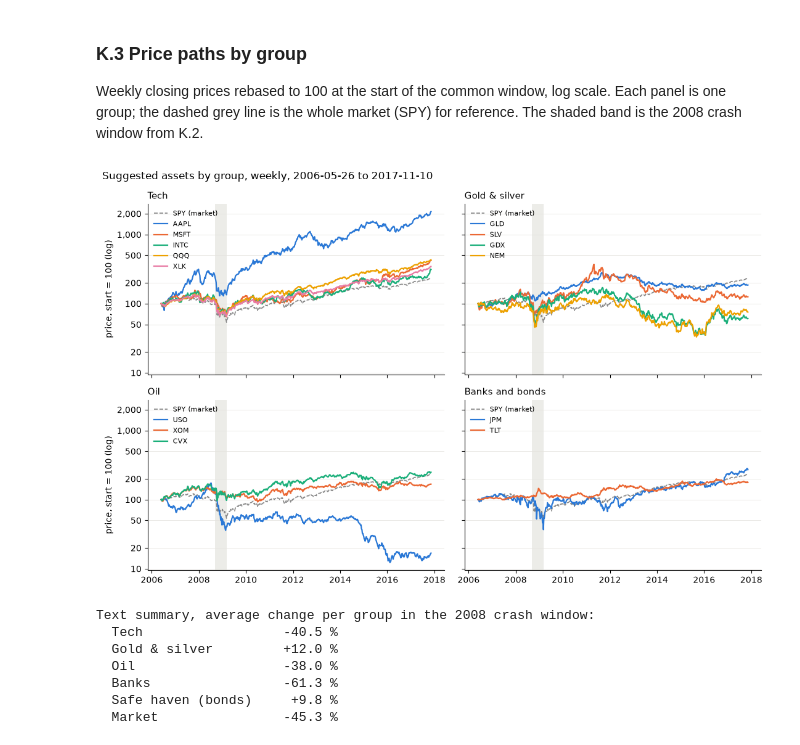
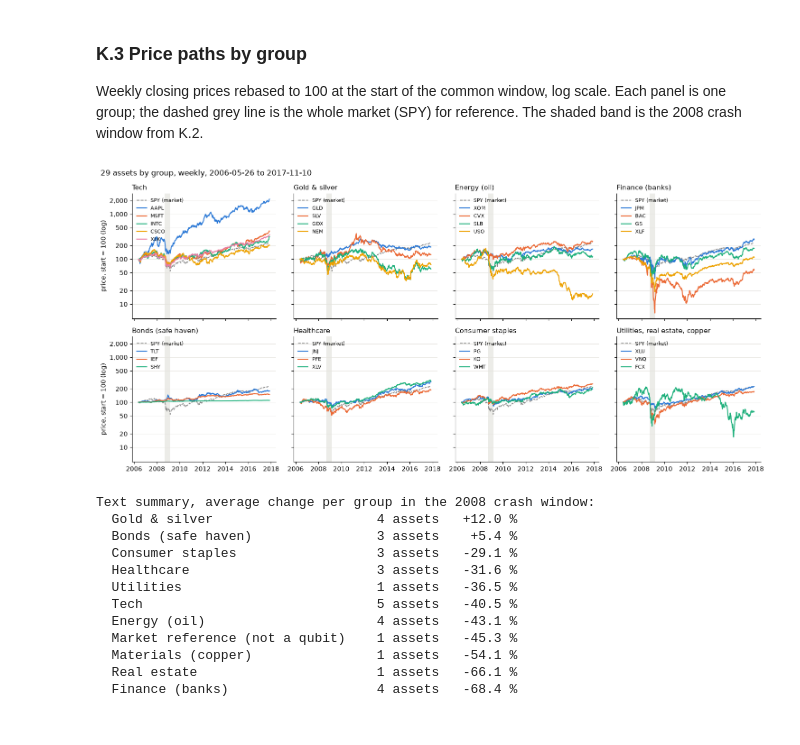
Before and after one commit to Oussema-t/zollerqu-qollab, a Jupyter notebook: stocks/stock_idea_ZollerQu.ipynb, the cells around one changed output. Saved outputs shown, nothing was run; the diff lists cells and outputs as text; code cells hidden in the pictures.

Commit message:
docs(stocks): 29-asset universe, small/large run settings, per-size asset selection
Co-Authored-By: Claude Opus 5.5 <noreply@anthropic.com>

```diff
--- a/stocks/stock_idea_ZollerQu.ipynb
+++ b/stocks/stock_idea_ZollerQu.ipynb
@@ -348,41 +403,49 @@ Common window for all 15 assets: 2006-05-22 to 2017-11-10 = 599 weekly prices
 Weekly closing prices rebased to 100 at the start of the common window, log scale. Each panel is one group; the dashed grey line is the whole market (SPY) for reference. The shaded band is the 2008 crash window from K.2.
 # %%
 palette = ["#2a78d6", "#eb6834", "#1baf7a", "#eda100", "#e87ba4"]
-panels = [("Tech", ["Tech"]), ("Gold & silver", ["Gold & silver"]), ("Oil", ["Oil"]),
-          ("Banks and bonds", ["Banks", "Safe haven (bonds)"])]
+panels = [("Tech", ["Tech"]), ("Gold & silver", ["Gold & silver"]), ("Energy (oil)", ["Energy (oil)"]),
+          ("Finance (banks)", ["Finance (banks)"]), ("Bonds (safe haven)", ["Bonds (safe haven)"]),
+          ("Healthcare", ["Healthcare"]), ("Consumer staples", ["Consumer staples"]),
+          ("Utilities, real estate, copper", ["Utilities", "Real estate", "Materials (copper)"])]
+assert sum(len(assets[assets["group"].isin(g)]) for _, g in panels) == len(assets)
 rebased_k = weekly / weekly.iloc[0] * 100
 
-fig, axes = plt.subplots(2, 2, figsize=(11, 7), sharex=True, sharey=True)
+fig, axes = plt.subplots(2, 4, figsize=(15, 7), sharex=True, sharey=True)
 for ax, (title, groups) in zip(axes.flat, panels):
     ax.axvspan(pd.Timestamp("2008-09-12"), pd.Timestamp("2009-03-06"), color="#e5e4df", alpha=0.7, linewidth=0)
-    ax.plot(rebased_k.index, rebased_k["SPY"], color="#888888", linewidth=1.2, linestyle="--", label="SPY (market)")
+    ax.plot(rebased_k.index, rebased_k[BENCHMARK], color="#888888", linewidth=1.2, linestyle="--", label="SPY (market)")
     members = [t for t in assets.index if assets.loc[t, "group"] in groups]
     for color, ticker in zip(palette, members):
-        ax.plot(rebased_k.index, rebased_k[ticker], color=color, linewidth=1.6, label=ticker)
+        ax.plot(rebased_k.index, rebased_k[ticker], color=color, linewidth=1.5, label=ticker)
     ax.set_yscale("log")
     ax.yaxis.set_major_locator(FixedLocator([10, 20, 50, 100, 200, 500, 1000, 2000]))
     ax.yaxis.set_major_formatter(FuncFormatter(lambda v, _: f"{v:,.0f}"))
     ax.yaxis.set_minor_locator(FixedLocator([]))
     ax.set_title(title, loc="left", fontsize=11)
     ax.grid(True, axis="y", color="#e5e4df", linewidth=0.6)
     ax.spines[["top", "right"]].set_visible(False)
     ax.legend(loc="upper left", frameon=False, fontsize=8)
 for ax in axes[:, 0]:
     ax.set_ylabel("price, start = 100 (log)")
-fig.suptitle(f"Suggested assets by group, weekly, {weekly.index[0].date()} to {weekly.index[-1].date()}", x=0.01, ha="left")
+fig.suptitle(f"29 assets by group, weekly, {weekly.index[0].date()} to {weekly.index[-1].date()}", x=0.01, ha="left")
 fig.tight_layout()
 plt.show()
 
-by_group = table.groupby("group", sort=False)["2008 crash (%)"].mean()
+by_group = table.groupby("group", sort=False).agg(assets=("name", "size"), crash_avg=("2008 crash (%)", "mean"))
 print("Text summary, average change per group in the 2008 crash window:")
-for group, change in by_group.items():
-    print(f"  {group:<20} {change:+6.1f} %")
+for group, row in by_group.sort_values("crash_avg", ascending=False).iterrows():
+    print(f"  {group:<32} {int(row['assets']):>2} assets  {row['crash_avg']:+6.1f} %")
 # %% [output]
-[figure, old version]
+[figure, new version]
 Text summary, average change per group in the 2008 crash window:
-  Tech                  -40.5 %
-  Gold & silver         +12.0 %
-  Oil                   -38.0 %
-  Banks                 -61.3 %
-  Safe haven (bonds)     +9.8 %
-  Market                -45.3 %
+  Gold & silver                     4 assets   +12.0 %
+  Bonds (safe haven)                3 assets    +5.4 %
+  Consumer staples                  3 assets   -29.1 %
+  Healthcare                        3 assets   -31.6 %
+  Utilities                         1 assets   -36.5 %
+  Tech                              5 assets   -40.5 %
+  Energy (oil)                      4 assets   -43.1 %
+  Market reference (not a qubit)    1 assets   -45.3 %
+  Materials (copper)                1 assets   -54.1 %
+  Real estate                       1 assets   -66.1 %
+  Finance (banks)                   4 assets   -68.4 %
```
Also changed, not shown: parts of 6 cells of this notebook.
